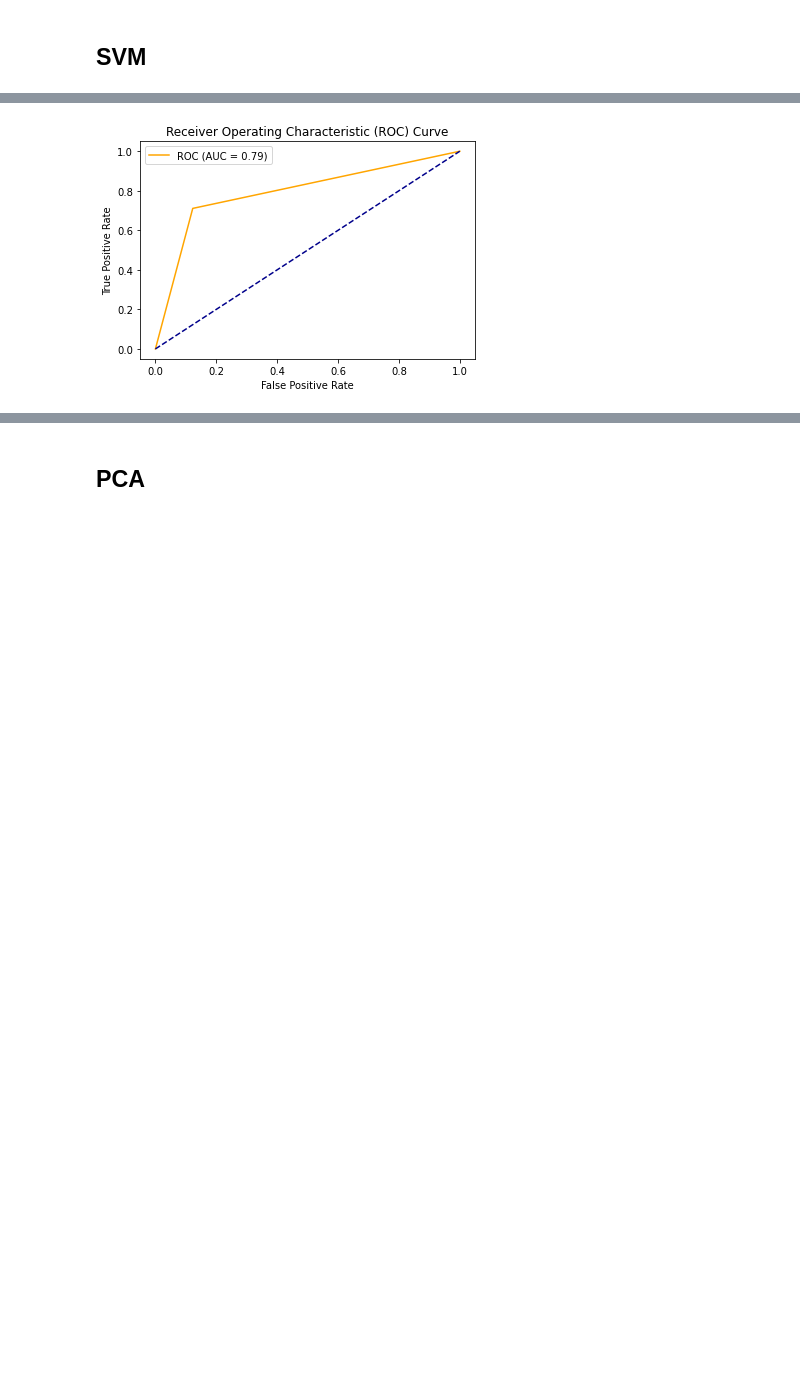
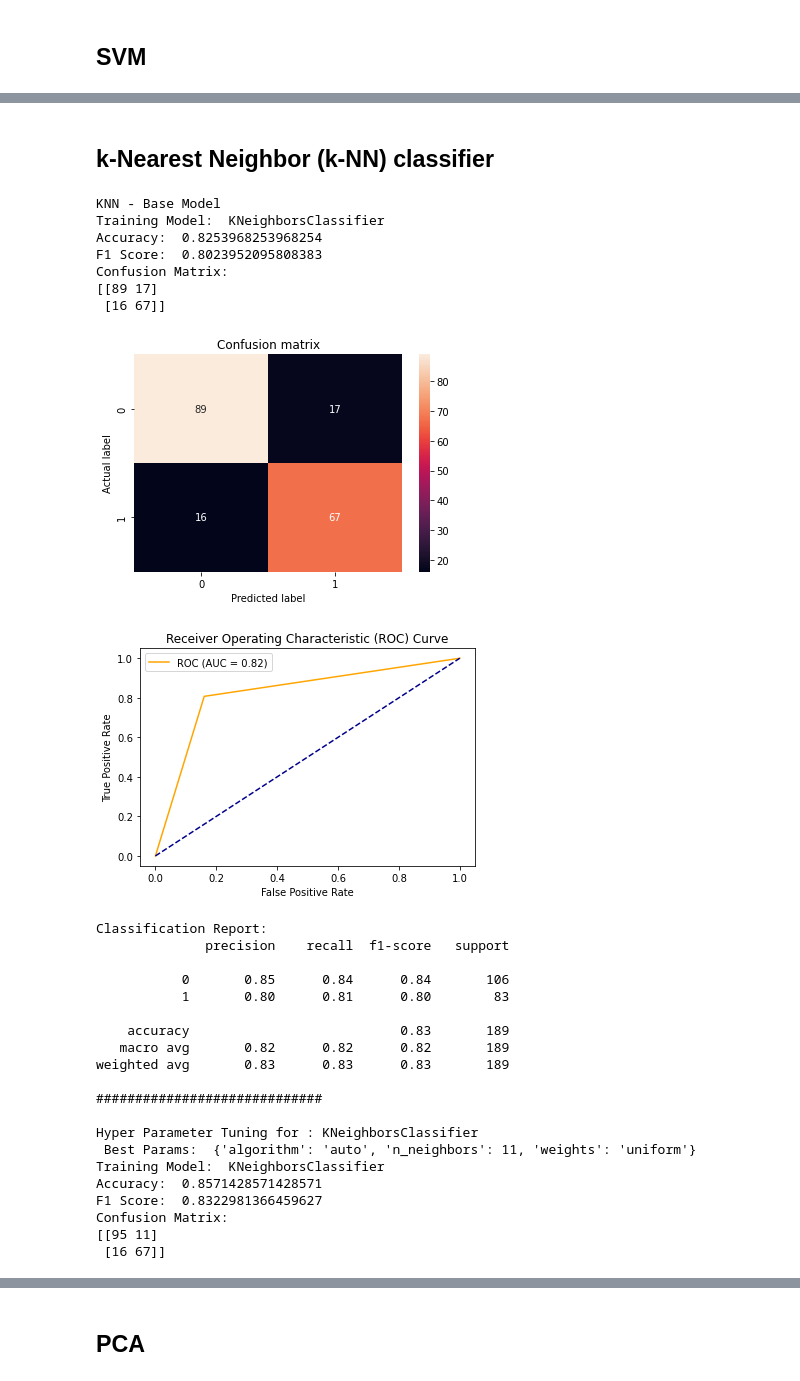
Before and after one commit to TheScorpoi/faa-mammographic, a Jupyter notebook: src/main.ipynb, the cells around one changed output, grey strips where cells are left out. Cells and saved outputs as stored; diff of their text form; code cells hidden in the pictures; blank space fills up the shorter version.

```diff
--- a/src/main.ipynb
+++ b/src/main.ipynb
@@ -551,13 +517,0 @@ def dataset3Params(X, y,vals):
-# %%
-vals = [0.01, 0.03, 0.1, 0.3, 1, 3, 10, 30]
-best_C, best_gamma = dataset3Params(X_train, y_train.ravel(),vals)
-
-#What are the best C and sigma ?
-print(best_C)
-print(best_gamma)
-
-#Build an SVM classifier with the best C and gamma and get classifier score of about 95% ? (training data accuracy)
-classifier = SVC(C=best_C, gamma=best_gamma, kernel="rbf")
-classifier.fit(X_train,np.ravel(y_train))
-print('Accuracy of SVM classifier')
-print(classifier.score(X_train,y_train))
@@ -580,12 +518,55 @@ plt.show()
-# %%
-fpr, tpr, thresholds = roc_curve(y_test, y_pred)
-
-plt.plot(fpr, tpr, color='orange', label='ROC (AUC = %0.2f)' % auc(fpr, tpr))
-plt.plot([0, 1], [0, 1], color='darkblue', linestyle='--')
-plt.xlabel('False Positive Rate')
-plt.ylabel('True Positive Rate')
-plt.title('Receiver Operating Characteristic (ROC) Curve')
-plt.legend()
-plt.show()
-# %% [output]
-[figure, removed]
+# %% [markdown]
+## k-Nearest Neighbor (k-NN) classifier
+# %%
+knn = KNeighborsClassifier()
+
+print("KNN - Base Model")
+train(knn, X_train, X_test, y_train, y_test)
+
+print('#############################\n')
+
+knnHyperTuned = KNeighborsClassifier()
+parameters = [{'n_neighbors': [3, 5, 7, 9, 11, 13, 15, 17, 19, 21], 'weights': ['uniform', 'distance'], 'algorithm': ['auto', 'ball_tree', 'kd_tree', 'brute']}]
+best_parameters = hyper_parameter(knnHyperTuned, parameters, X_train, y_train)
+
+knnHyperTuned.set_params(**best_parameters)
+train(knnHyperTuned, X_train, X_test, y_train, y_test)
+
+print('#############################\n')
+
+knnKfmodel = k_fold_cross_validation(knnHyperTuned, 5, X_train, y_train)
+train(knnKfmodel, X_train, X_test, y_train, y_test)
+
+print('#############################\n')
+
+validationCurve(np.array([3, 5, 7, 9, 11, 13, 15, 17, 19, 21]), "n_neighbors", X_train, y_train, knnKfmodel)
+# %% [output]
+KNN - Base Model
+Training Model:  KNeighborsClassifier
+Accuracy:  0.8253968253968254
+F1 Score:  0.8023952095808383
+Confusion Matrix:
+[[89 17]
+ [16 67]]
+[figure, added]
+[figure, added]
+Classification Report:
+              precision    recall  f1-score   support
+
+           0       0.85      0.84      0.84       106
+           1       0.80      0.81      0.80        83
+
+    accuracy                           0.83       189
+   macro avg       0.82      0.82      0.82       189
+weighted avg       0.83      0.83      0.83       189
+
+#############################
+
+Hyper Parameter Tuning for : KNeighborsClassifier
+ Best Params:  {'algorithm': 'auto', 'n_neighbors': 11, 'weights': 'uniform'}
+Training Model:  KNeighborsClassifier
+Accuracy:  0.8571428571428571
+F1 Score:  0.8322981366459627
+Confusion Matrix:
+[[95 11]
+ [16 67]]
```
Also changed, not shown: parts of 16 cells of this notebook, 1 other file.
